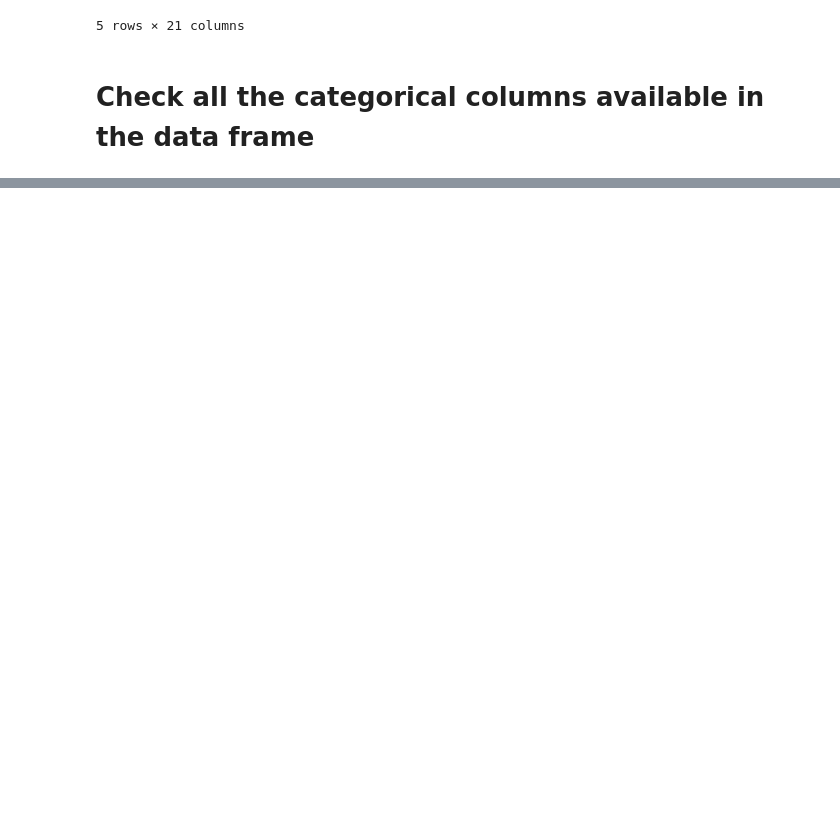
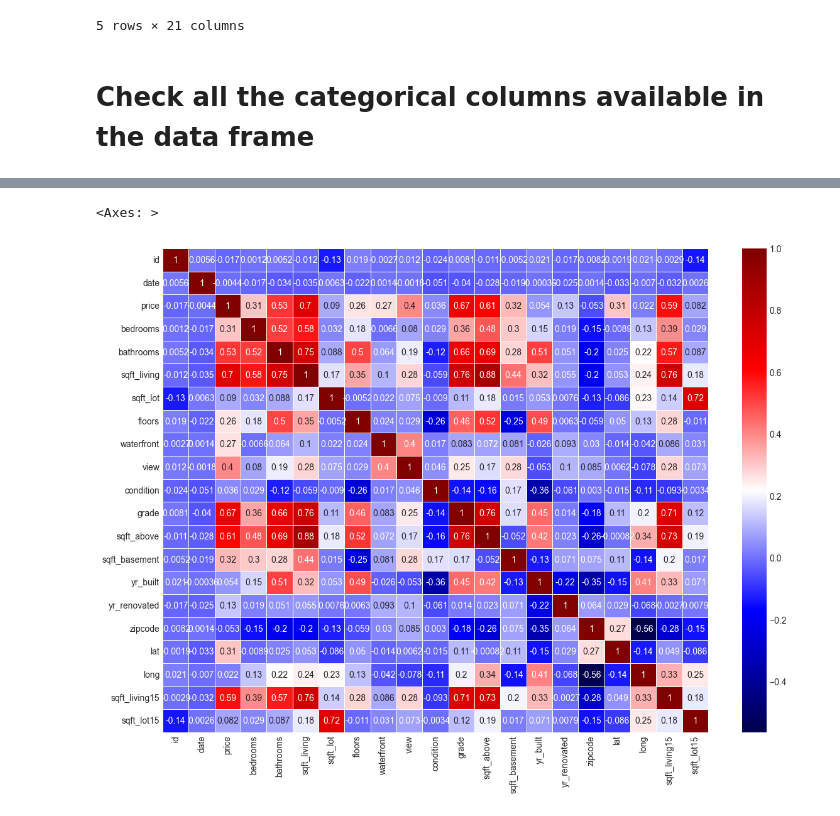
Before and after one commit to ms-kemunto/housingdf, a Jupyter notebook: housing.ipynb, the cells around one changed output, grey strips where cells are left out. Cells and saved outputs as stored; diff of their text form; code cells hidden in the pictures; blank space fills up the shorter version.

```diff
--- a/housing.ipynb
+++ b/housing.ipynb
@@ -161,0 +183,7 @@ Index([0, 2, 3, 1, 4], dtype='int64', name='view')
+# %%
+corr = housing1.corr(numeric_only= True)['price'].sort_values(ascending=False)
+plt.figure(figsize=(14,10))
+sns.heatmap(housing1.corr(),annot=True,linewidth=0.5,cmap='seismic')
+# %% [output]
+<Axes: >
+[figure, added]
```
Also changed, not shown: parts of 27 cells of this notebook.
